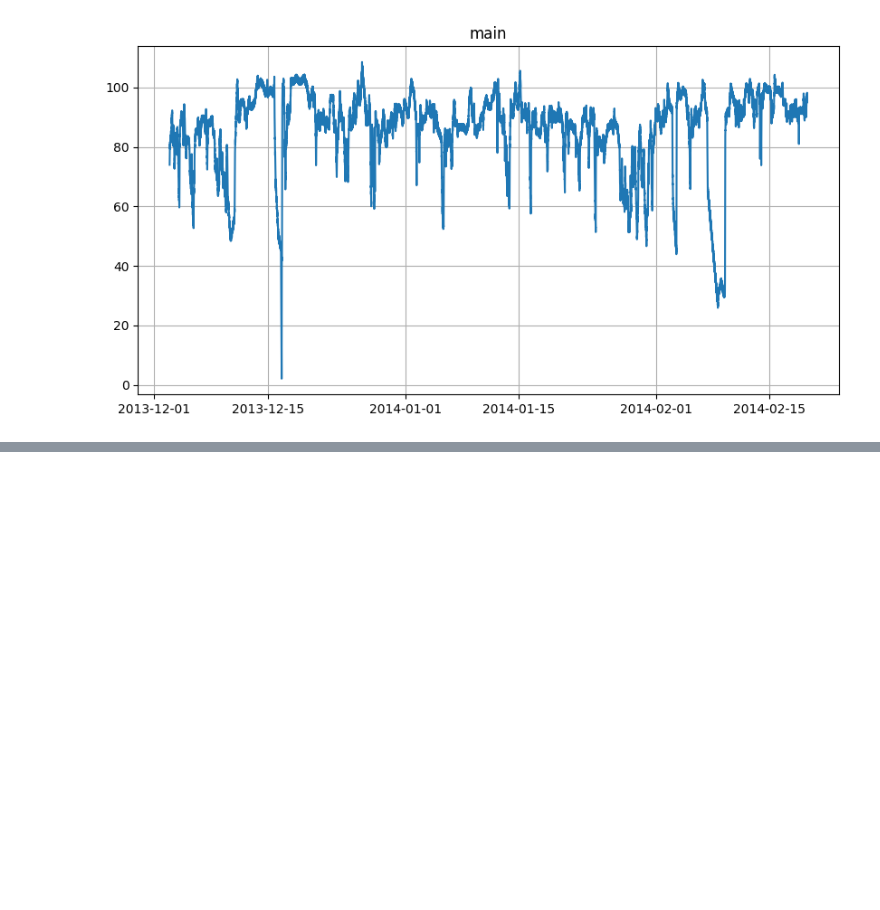
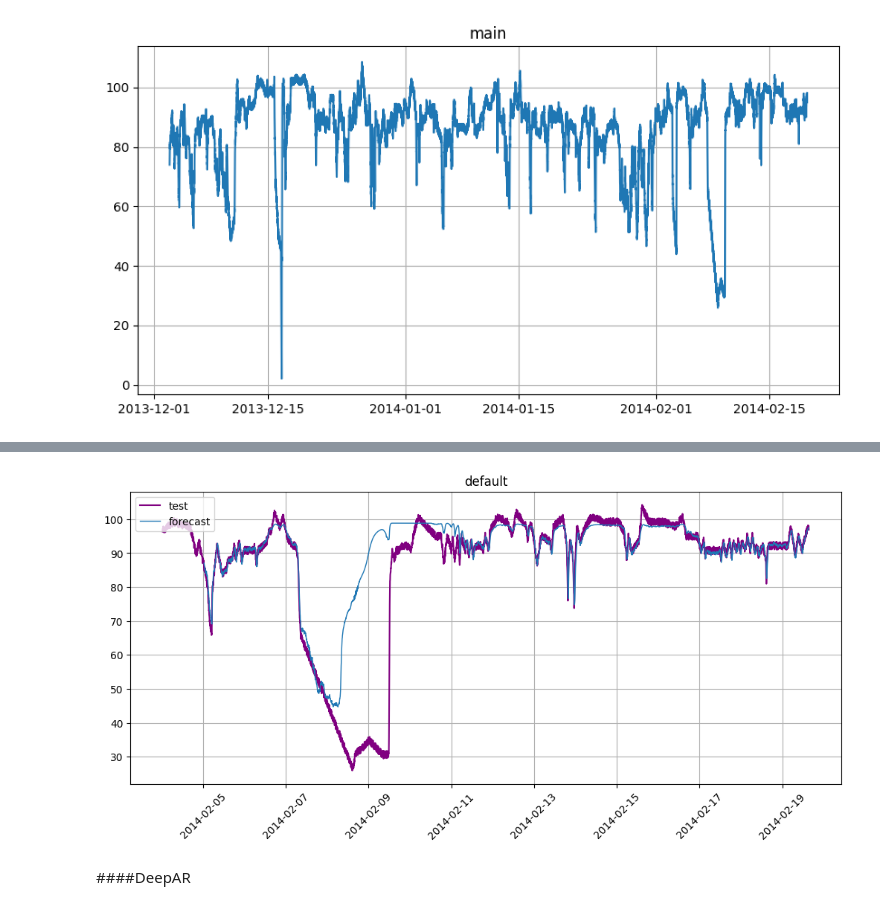
Before and after one commit to LxnkyKillThemAll/DataAnalysis, a Jupyter notebook: АнализДанных№2.ipynb, the cells around one changed output, grey strips where cells are left out. Saved outputs shown, nothing was run; the diff lists cells and outputs as text; code cells hidden in the pictures; blank space fills up the shorter version.

Commit message:
Fix RNN and DeepAR

```diff
--- a/АнализДанных№2.ipynb
+++ b/АнализДанных№2.ipynb
@@ -539,0 +580,6 @@ MAPE: 6.5098%
+# %%
+train_ts, test_ts = ts.train_test_split(test_size=4500)
+# %%
+rnn_model = RNNModel(input_size=8, decoder_length=24, encoder_length=288, trainer_params=dict(max_epochs=10))
+# %%
+rnn_model.fit(train_ts)
@@ -539,0 +607,17 @@ MAPE: 6.5098%
+# %%
+forecast_rnn = rnn_model.forecast(test_ts, 4212)
+y_true = test_ts.to_pandas()['default']["target"][:4212]
+y_pred_rnn = forecast_rnn.to_pandas()['default']["target"]
+mae_rnn = mean_absolute_error(y_true, y_pred_rnn)
+# %%
+from etna.analysis import plot_forecast
+
+plot_forecast(
+    forecast_rnn,
+    test_ts,
+    segments=["default"]
+)
+# %% [output]
+[figure, added]
+# %% [markdown]
+####DeepAR
```
Also changed, not shown: parts of 29 cells of this notebook.
